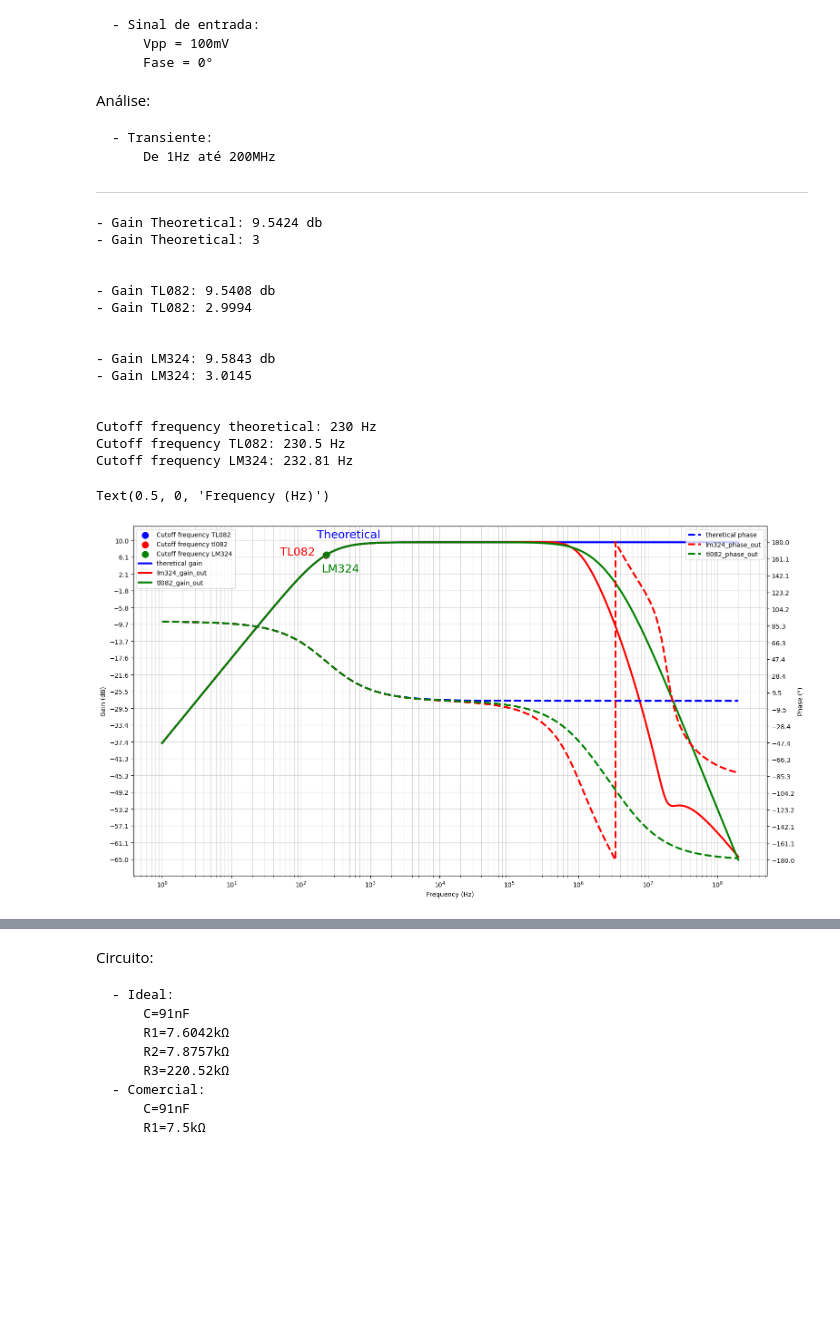
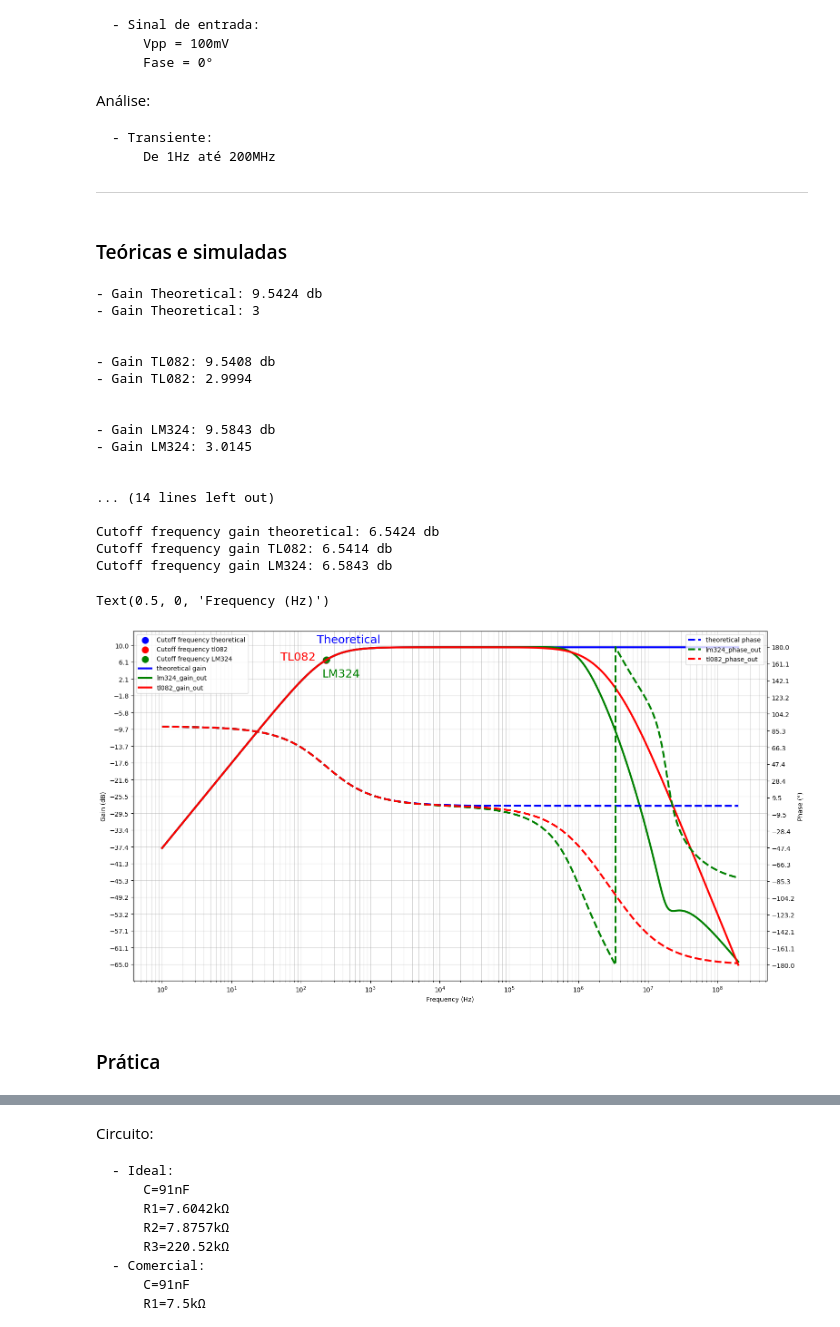
Before and after one commit to JoaoMario109/eletronica-3, a Jupyter notebook: atividade-1/analise1.ipynb, the cells around one changed output, grey strips where cells are left out. Cells and saved outputs as stored; diff of their text form; code cells hidden in the pictures; blank space fills up the shorter version.

```diff
--- a/atividade-1/analise1.ipynb
+++ b/atividade-1/analise1.ipynb
@@ -439,6 +495,8 @@ Análise:
 		De 1Hz até 200MHz
 
 <hr />
+# %% [markdown]
+### Teóricas e simuladas
 # %%
 doc = pd.DataFrame(pd.read_csv("./analises/1/1.txt", index_col = "frequency"))
 
@@ -451,6 +509,9 @@ gain_lm324 = get_gain(doc, "lm324_gain_out")
 cutoff_frequency_theoretical = 230
 cutoff_frequency_tl082 = get_cutoff_frequency(doc, "tl082_gain_out")
 cutoff_frequency_lm324 = get_cutoff_frequency(doc, "lm324_gain_out")
+
+attenuation_ratio_tl082 = get_attenuation_ratio(doc, "tl082_gain_out")
+attenuation_ratio_lm324 = get_attenuation_ratio(doc, "lm324_gain_out")
 
 # Create transfer function of the theoretical behavior
 theoretical_tf = get_n1_high_pass_filter(cutoff_frequency_theoretical, linear_gain_theoretical)
@@ -467,6 +528,18 @@ print("\n")
 print_param("Cutoff frequency theoretical", cutoff_frequency_theoretical, "Hz")
 print_param("Cutoff frequency TL082", cutoff_frequency_tl082, "Hz")
 print_param("Cutoff frequency LM324", cutoff_frequency_lm324, "Hz")
+print("\n")
+print_param("Cutoff frequency phase theoretical", 45, "°")
+print_param("Cutoff frequency phase TL082", doc.loc[cutoff_frequency_tl082]["tl082_phase_out"], "°")
+print_param("Cutoff frequency phase LM324", doc.loc[cutoff_frequency_lm324]["lm324_phase_out"], "°")
+print("\n")
+print_param("Attenuation ratio theoretical", 20, "db/dec")
+print_param("Attenuation ratio TL082", attenuation_ratio_tl082, "db/dec")
+print_param("Attenuation ratio LM324", attenuation_ratio_lm324, "db/dec")
+print("\n")
+print_param("Cutoff frequency gain theoretical", gain_theoretical - 3, "db")
+print_param("Cutoff frequency gain TL082", doc.loc[cutoff_frequency_tl082]["tl082_gain_out"], "db")
+print_param("Cutoff frequency gain LM324", doc.loc[cutoff_frequency_lm324]["lm324_gain_out"], "db")
 
 fig, ax = plt.subplots(figsize = (18, 10))
 
@@ -479,7 +552,7 @@ freq = omega / (2 * np.pi)
 ax.scatter(
 	x = cutoff_frequency_theoretical,
 	y = get_cutoff_gain(gain_theoretical),
-	label = "Cutoff frequency TL082",
+	label = "Cutoff frequency theoretical",
 	color = 'b',
 	linewidths = 5
 )
@@ -499,7 +572,7 @@ ax.scatter(
 )
 ax.annotate(
 	"TL082",
-	(cutoff_frequency_theoretical - 180, get_cutoff_gain(gain_tl082)),
+	(cutoff_frequency_tl082 - 180, get_cutoff_gain(gain_tl082)),
 	color = 'r',
 	fontsize = 18
 )
@@ -513,7 +586,7 @@ ax.scatter(
 )
 ax.annotate(
 	'LM324',
-	(cutoff_frequency_theoretical - 30, get_cutoff_gain(gain_lm324) - 4),
+	(cutoff_frequency_lm324 - 30, get_cutoff_gain(gain_lm324) - 4),
 	color = 'g',
 	fontsize = 18
 )
@@ -522,14 +595,15 @@ ax.annotate(
 ax.plot(
 	freq,
 	linear_2_log(mag),
-	label = "theretical gain",
+	label = "theoretical gain",
 	color = "b",
-	linewidth = 3.0)
+	linewidth = 3.0
+)
 
 doc.plot(
 	ax = ax,
 	y = ["lm324_gain_out", "tl082_gain_out"],
-	color = ["r", "g"],
+	color = ["g", "r"],
 	lw = 3.0,
 )
 
@@ -539,7 +613,7 @@ ax2 = ax.twinx()
 ax2.plot(
 	freq,
 	np.rad2deg(np.array(phase)),
-	label = "theretical phase",
+	label = "theoretical phase",
 	color = "b",
 	linestyle = "--",
 	linewidth = 3.0
@@ -549,7 +623,7 @@ doc.plot(
 	ax = ax2,
 	y = ["lm324_phase_out", "tl082_phase_out"],
 	style = ["--", "--"],
-	color = ["r", "g"],
+	color = ["g", "r"],
 	lw = 3.0
 )
 
@@ -559,37 +633,41 @@ ax.grid(visible = True, which = "both", axis = "both", alpha = 0.5)
 ax.set_ylabel("Gain (dB)")
 ax.set_yticks(np.round(np.linspace(-65, 10, 20), 1))
 
 ax2.legend()
 ax2.set_ylabel("Phase (°)")
 ax2.set_yticks(np.round(np.linspace(-180, 180, 20), 1))
 
 # configure X axis
 ax.set_xscale('log', base = 10)
 ax.xaxis.set_major_locator(LogLocator(base = 10.0, numticks = 15))
 ax.xaxis.set_minor_locator(
 	LogLocator(
 		base = 10.0, subs = np.arange(0.1, 1.0, 0.1), numticks = 150
 	)
 )
 ax.set_xlabel("Frequency (Hz)")
 # %% [output]
 - Gain Theoretical: 9.5424 db
 - Gain Theoretical: 3
 
 
 - Gain TL082: 9.5408 db
 - Gain TL082: 2.9994
 
 
 - Gain LM324: 9.5843 db
 - Gain LM324: 3.0145
 
 
-Cutoff frequency theoretical: 230 Hz
-Cutoff frequency TL082: 230.5 Hz
-Cutoff frequency LM324: 232.81 Hz
+... (14 lines left out)
+
+Cutoff frequency gain theoretical: 6.5424 db
+Cutoff frequency gain TL082: 6.5414 db
+Cutoff frequency gain LM324: 6.5843 db
 Text(0.5, 0, 'Frequency (Hz)')
-[figure, old version]
+[figure, new version]
+# %% [markdown]
+### Prática
 # %%
 from scipy import interpolate
 
```
Also changed, not shown: parts of 23 cells of this notebook, 4 other files.
